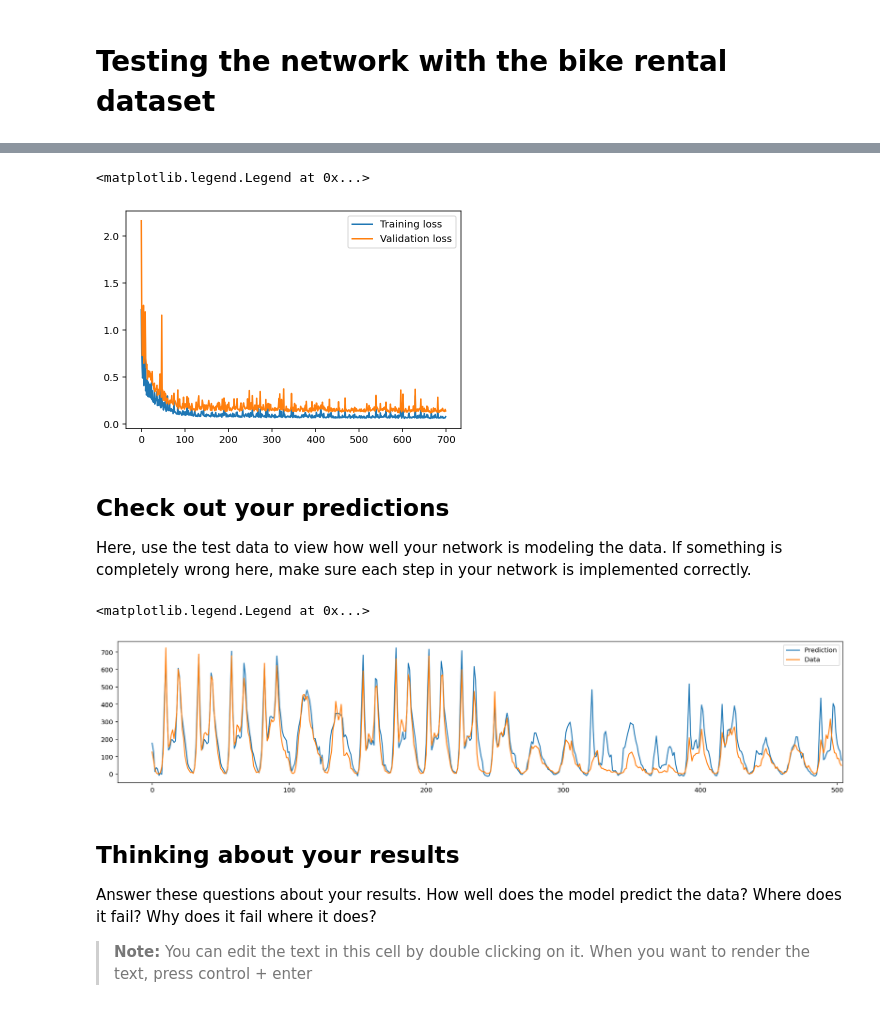
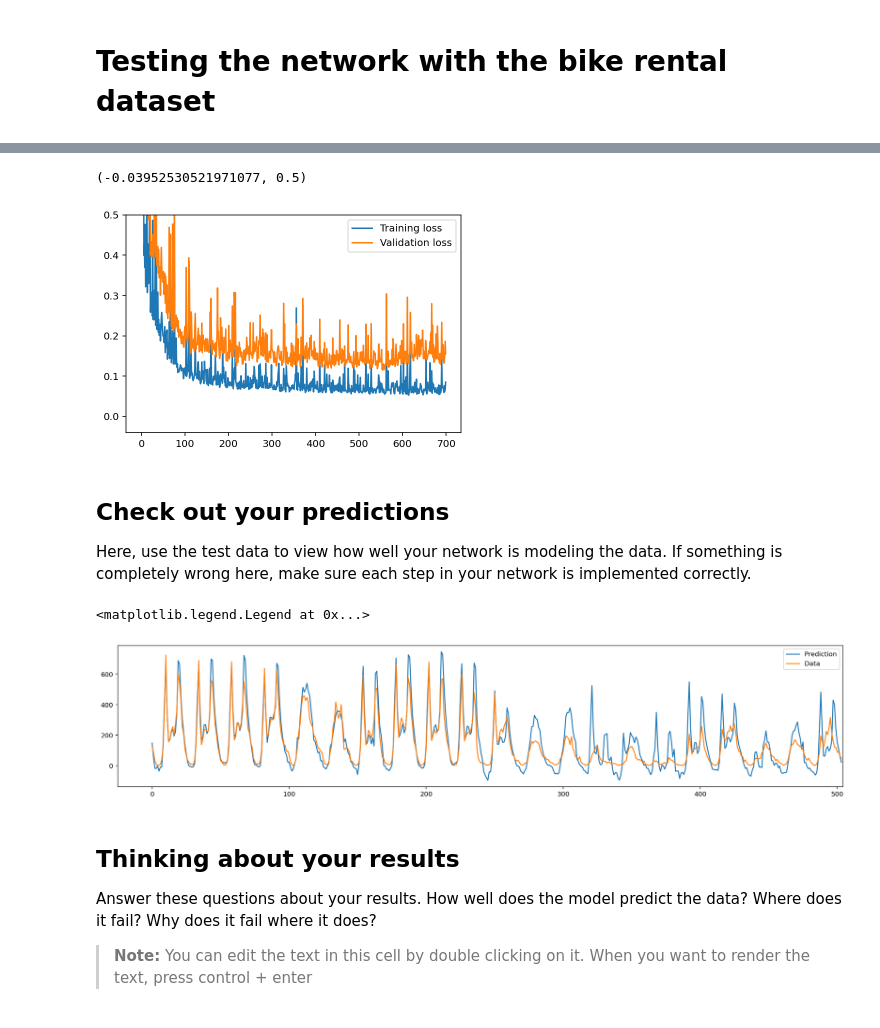
Before and after one commit to rjmbcn/DLND-project1-your-first-network, a Jupyter notebook: dlnd-your-first-neural-network.ipynb, the cells around one changed output, grey strips where cells are left out. Drawn from its saved outputs; the diff is of its cells as text; code cells hidden in the pictures.

Commit message:
added notes on neural networks and completed basic notebook

```diff
--- a/dlnd-your-first-neural-network.ipynb
+++ b/dlnd-your-first-neural-network.ipynb
@@ -174,8 +174,8 @@ Below, you have these tasks:
 # %% [markdown]
 # The neural Network
 # %%
-def sigmoid(x):
-    return 1 / (1 + np.exp(-x))
+def sigmoid(z):
+    return 1 / (1 + np.exp(-z))
 
 def sigmoid_prime(z):
     """Derivative of the sigmoid function."""
@@ -184,7 +184,7 @@ def sigmoid_prime(z):
 def MSE(y, Y):
     return np.mean((y-Y)**2)
 
-class NeuralNetwork_v2(object):
+class TheNeuralNetwork(object):
     def __init__(self, network_architecture, learning_rate):
         # Initialize object using network architecture
         #
@@ -204,7 +204,6 @@ class NeuralNetwork_v2(object):
 
     def feedforward(self, input_to_network):
         """Return activations, and w*activations vector for all layers if a is an input"""
-        #TODO: assert input shape matches with number of nodes in the input layer of network
 
         activation = input_to_network
         activations = [activation] # list to store all the activations, layer by layer
@@ -219,11 +218,18 @@ class NeuralNetwork_v2(object):
         return activations, zs
 
     def train(self, inputs_list, targets_list):
-        """ """
-        # TODO: assert x, y have the right shape
-        #
-        x = np.array(inputs_list, ndmin=2).T
-        y = np.array(targets_list, ndmin=2).T
+
+        x = np.array(inputs_list, ndmin  = 2).T
+        y = np.array(targets_list, ndmin = 2).T
+
+        # assert x, y have the right shape
+        if x.shape[0] != self.network_architecture[0]:
+            raise ValueError(f'Length of input predictors {x.shape[0]} do not match number of inputs in network architecture {self.network_architecture[0]}')
+
+        if y.shape[0] != self.network_architecture[-1]:
+            raise ValueError(f'''Length of targets {y.shape[0]} do not match number of number of outputs
+                             in network architecture {self.network_architecture[-1]}''')
+
 
         nabla_b = [np.zeros(b.shape) for b in self.biases]
         nabla_w = [np.zeros(w.shape) for w in self.weights]
@@ -236,7 +242,7 @@ class NeuralNetwork_v2(object):
         # gradient descent for weights matrix connecting second-last to output layers
         delta = self.cost_derivative(y_hat, y) * sigmoid_prime(zs[-1])
         nabla_b[-1] = delta
-        nabla_w[-1] = np.dot(delta, activations[-2].transpose())
+        nabla_w[-1] = np.outer(delta, activations[-2])
 
         # gradient descent for weights matrix in all inner layers
         for l in range(2, self.num_layers):
@@ -244,7 +250,7 @@ class NeuralNetwork_v2(object):
             sp = sigmoid_prime(z)
             delta = np.dot(self.weights[-l+1].transpose(), delta) * sp
             nabla_b[-l] = delta
-            nabla_w[-l] = np.dot(delta, activations[-l-1].transpose())
+            nabla_w[-l] = np.outer(delta, activations[-l-1])
 
         self.weights = [w - self.learning_rate*nw
                         for w, nw in zip(self.weights, nabla_w)]
@@ -290,7 +296,7 @@ input_nodes = train_features.shape[1]
 
 network_architecture = [input_nodes, hidden_nodes, output_nodes]
 
-networkv2 = NeuralNetwork_v2(network_architecture, learning_rate)
+network = TheNeuralNetwork(network_architecture, learning_rate)
 
 losses = {'train':[], 'validation':[]}
 for e in range(epochs):
@@ -298,11 +304,11 @@ for e in range(epochs):
     batch = np.random.choice(train_features.index, size=128)
     for record, target in zip(train_features.loc[batch].values,
                               train_targets.loc[batch]['cnt']):
-        networkv2.train(record, target)
+        network.train(record, target)
 
     # Printing out the training progress
-    train_loss = MSE(networkv2.predict(train_features), train_targets['cnt'].values)
-    val_loss   = MSE(networkv2.predict(val_features), val_targets['cnt'].values)
+    train_loss = MSE(network.predict(train_features), train_targets['cnt'].values)
+    val_loss   = MSE(network.predict(val_features), val_targets['cnt'].values)
     sys.stdout.write("\rProgress: " + str(100 * e/float(epochs))[:4] \
                      + "% ... Training loss: " + str(train_loss)[:5] \
                      + " ... Validation loss: " + str(val_loss)[:5])
@@ -314,11 +320,11 @@ Progress: 99.8% ... Training loss: 0.076 ... Validation loss: 0.137
 # %%
 plt.plot(losses['train'], label='Training loss')
 plt.plot(losses['validation'], label='Validation loss')
 plt.legend()
-# plt.ylim(ymax=0.5)
+plt.ylim(ymax=0.5)
 # %% [output]
-<matplotlib.legend.Legend at 0x...>
+(-0.03952530521971077, 0.5)
-[figure, old version]
+[figure, new version]
 # %% [markdown]
 ## Check out your predictions
 
@@ -327,7 +333,7 @@ Here, use the test data to view how well your network is modeling the data. If s
 fig, ax = plt.subplots(figsize=(20,4))
 
 mean, std = scaled_features['cnt']
-predictions = networkv2.predict(test_features)*std + mean
+predictions = network.predict(test_features)*std + mean
 ax.plot(predictions, label='Prediction')
 ax.plot((test_targets['cnt']*std + mean).values, label='Data')
 ax.set_xlim(right=len(predictions))
@@ -339,7 +345,7 @@ ax.legend()
 # _ = ax.set_xticklabels(dates[12::24], rotation=45)
 # %% [output]
 <matplotlib.legend.Legend at 0x...>
-[figure, old version]
+[figure, new version]
 # %% [markdown]
 ## Thinking about your results
 
```
Also changed, not shown: parts of 4 cells of this notebook, 2 other files.
